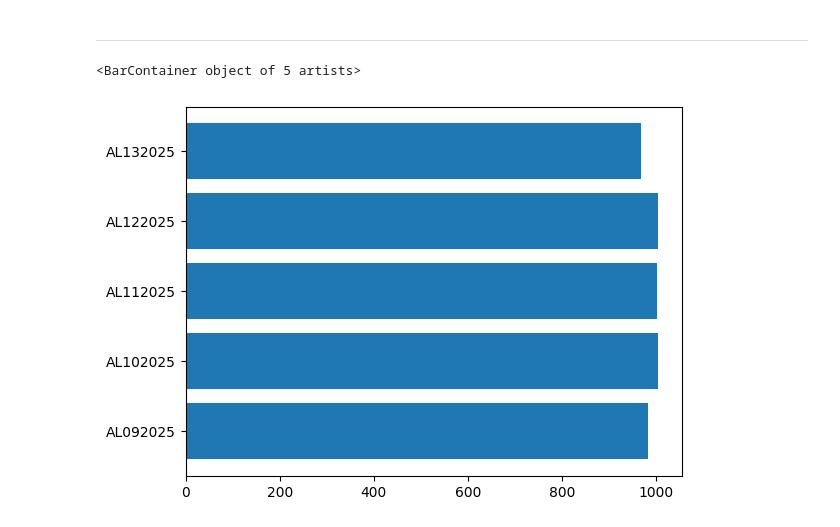
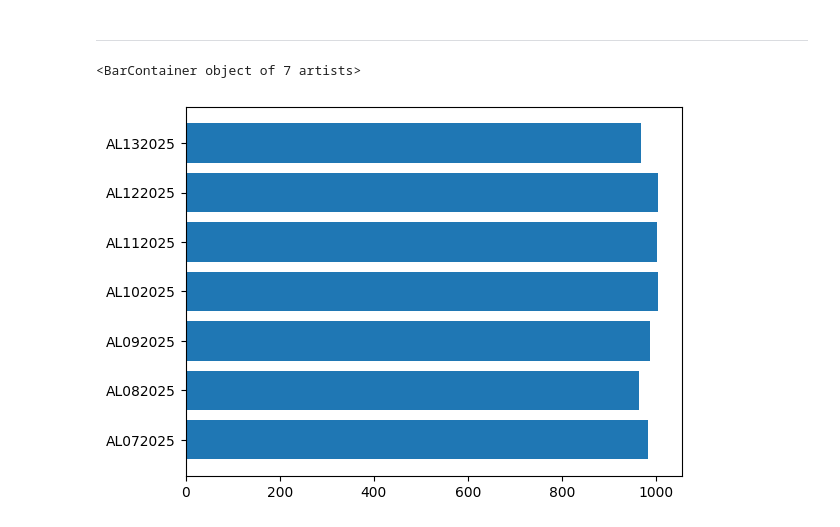
Before and after one commit to Erica4397/for_coding_camp1, a Jupyter notebook: ForCodingCampNotebook.ipynb, the cells around one changed output. Cells and saved outputs as stored; diff of their text form; code cells hidden in the pictures.

```diff
--- a/ForCodingCampNotebook.ipynb
+++ b/ForCodingCampNotebook.ipynb
@@ -118,9 +118,9 @@ Text(0, 0.5, 'Longitude')
 ___
 # %%
 #working on this part
-df_later_part = df.tail(100)
-means = df_later_part.groupby('storm_id')['min_pressure_mb'].mean()
+df_last_200r = df.tail(200)
+means = df_last_200r.groupby('storm_id')['min_pressure_mb'].mean()
 plt.barh(means.index, means.values)
 # %% [output]
-<BarContainer object of 5 artists>
+<BarContainer object of 7 artists>
-[figure, old version]
+[figure, new version]
```
Also changed, not shown: parts of 1 cell of this notebook.
